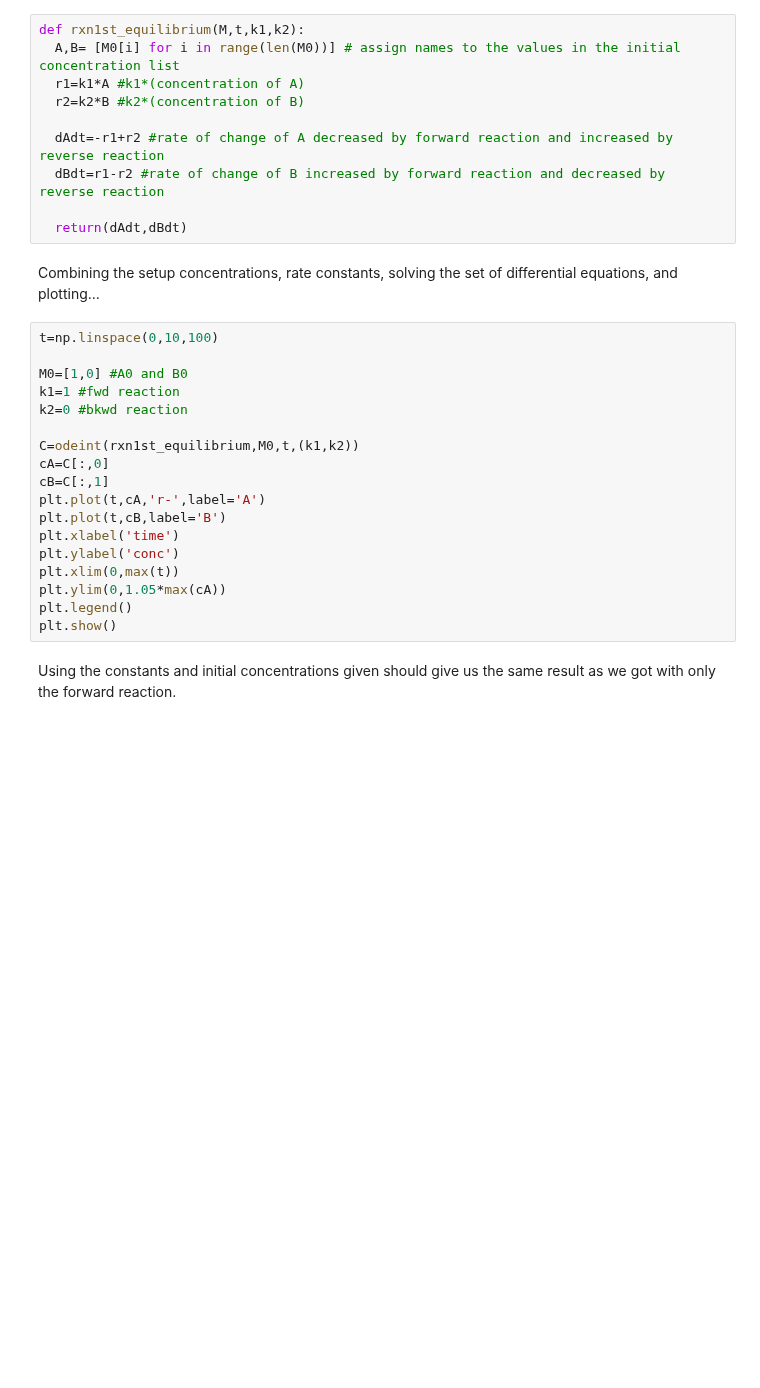
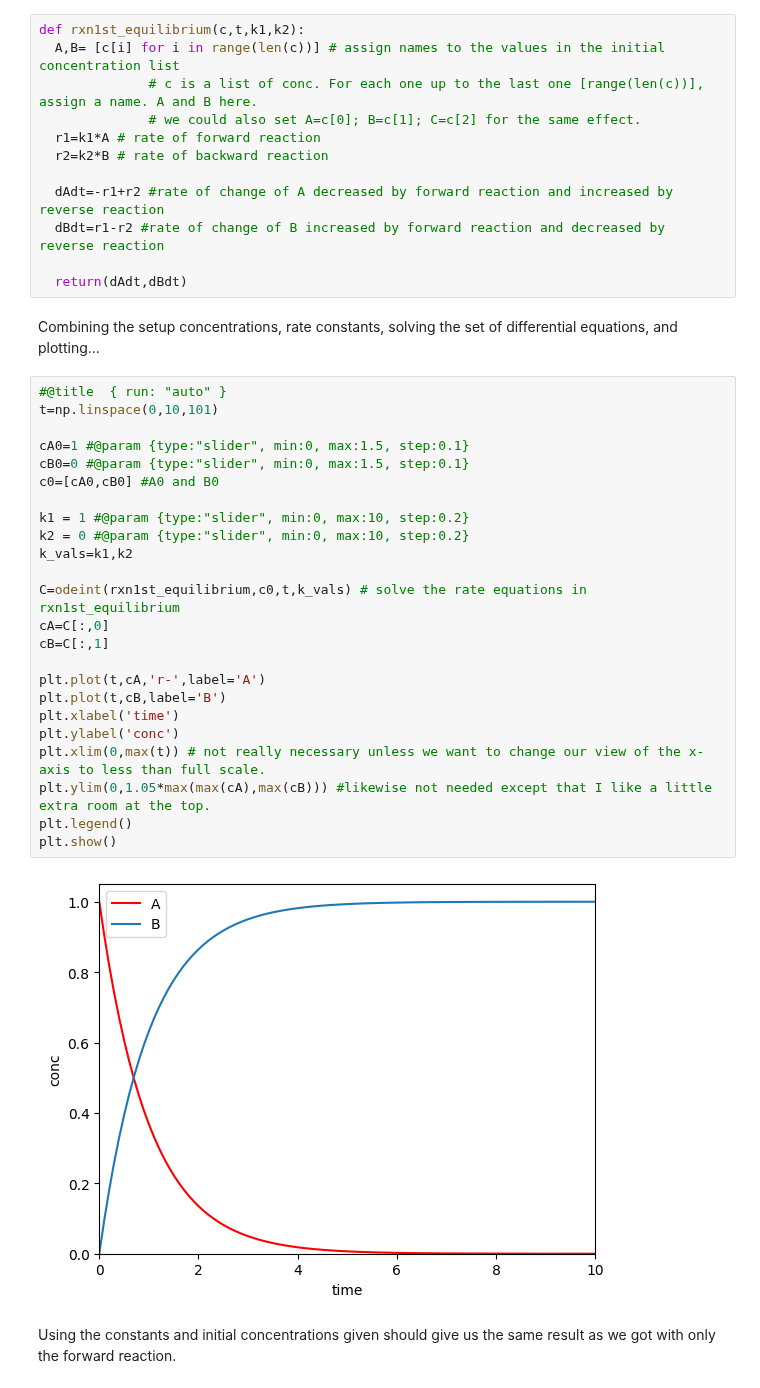
Before and after one commit to davis689/binder, a Jupyter notebook: CHEM452/Chemical_Kinetics.ipynb, the cells around one changed output. Drawn from its saved outputs; the diff is of its cells as text; blank space fills up the shorter version.

```diff
--- a/CHEM452/Chemical_Kinetics.ipynb
+++ b/CHEM452/Chemical_Kinetics.ipynb
@@ -61,10 +64,12 @@ See what would change if you make $[A]_o=0.5$ or $[B]_o=0.5$.
 #Equilibrium (first order both ways)
 Of course we can analytically solve the first order rate law quite easily without a computer. We can fix up our function to cover more complex cases by including the backward reaction. For now we'll assume first order in both directions.
 # %%
-def rxn1st_equilibrium(M,t,k1,k2):
-  A,B= [M0[i] for i in range(len(M0))] # assign names to the values in the initial concentration list
-  r1=k1*A #k1*(concentration of A)
-  r2=k2*B #k2*(concentration of B)
+def rxn1st_equilibrium(c,t,k1,k2):
+  A,B= [c[i] for i in range(len(c))] # assign names to the values in the initial concentration list
+              # c is a list of conc. For each one up to the last one [range(len(c))], assign a name. A and B here.
+              # we could also set A=c[0]; B=c[1]; C=c[2] for the same effect.
+  r1=k1*A # rate of forward reaction
+  r2=k2*B # rate of backward reaction
 
   dAdt=-r1+r2 #rate of change of A decreased by forward reaction and increased by reverse reaction
   dBdt=r1-r2 #rate of change of B increased by forward reaction and decreased by reverse reaction
@@ -73,23 +78,31 @@ def rxn1st_equilibrium(M,t,k1,k2):
 # %% [markdown]
 Combining the setup concentrations, rate constants, solving the set of differential equations, and plotting...
 # %%
-t=np.linspace(0,10,100)
+#@title  { run: "auto" }
+t=np.linspace(0,10,101)
 
-M0=[1,0] #A0 and B0
-k1=1 #fwd reaction
-k2=0 #bkwd reaction
+cA0=1 #@param {type:"slider", min:0, max:1.5, step:0.1}
+cB0=0 #@param {type:"slider", min:0, max:1.5, step:0.1}
+c0=[cA0,cB0] #A0 and B0
 
-C=odeint(rxn1st_equilibrium,M0,t,(k1,k2))
+k1 = 1 #@param {type:"slider", min:0, max:10, step:0.2}
+k2 = 0 #@param {type:"slider", min:0, max:10, step:0.2}
+k_vals=k1,k2
+
+C=odeint(rxn1st_equilibrium,c0,t,k_vals) # solve the rate equations in rxn1st_equilibrium
 cA=C[:,0]
 cB=C[:,1]
+
 plt.plot(t,cA,'r-',label='A')
 plt.plot(t,cB,label='B')
 plt.xlabel('time')
 plt.ylabel('conc')
-plt.xlim(0,max(t))
-plt.ylim(0,1.05*max(cA))
+plt.xlim(0,max(t)) # not really necessary unless we want to change our view of the x-axis to less than full scale.
+plt.ylim(0,1.05*max(max(cA),max(cB))) #likewise not needed except that I like a little extra room at the top.
 plt.legend()
 plt.show()
+# %% [output]
+[figure, added]
 # %% [markdown]
 Using the constants and initial concentrations given should give us the same result as we got with only the forward reaction.
 # %% [markdown]
```
Also changed, not shown: parts of 19 cells of this notebook.
